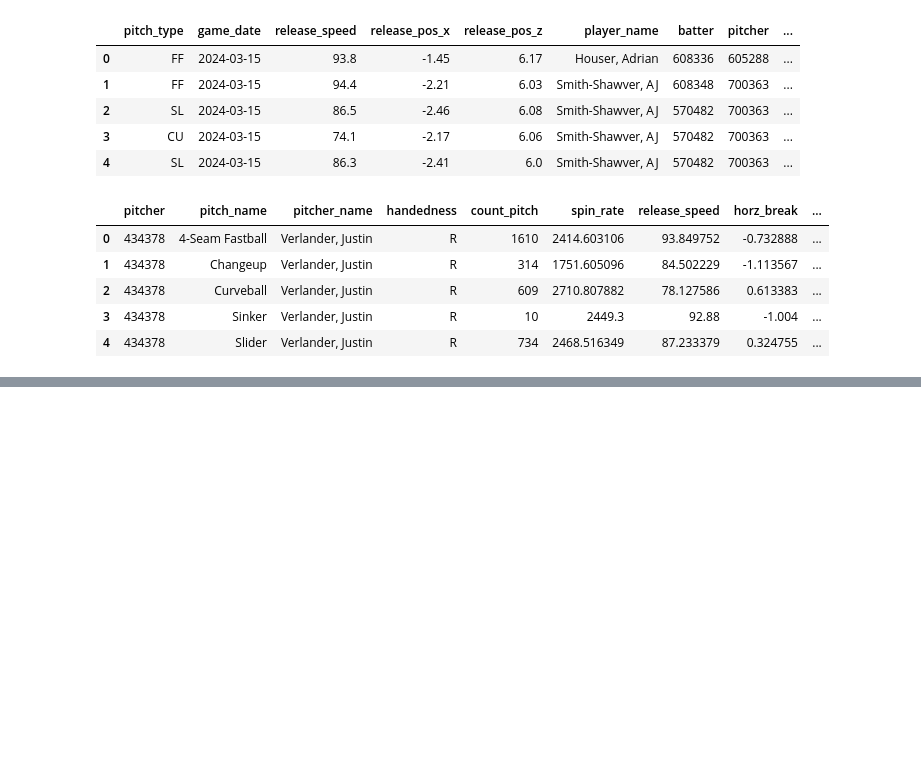
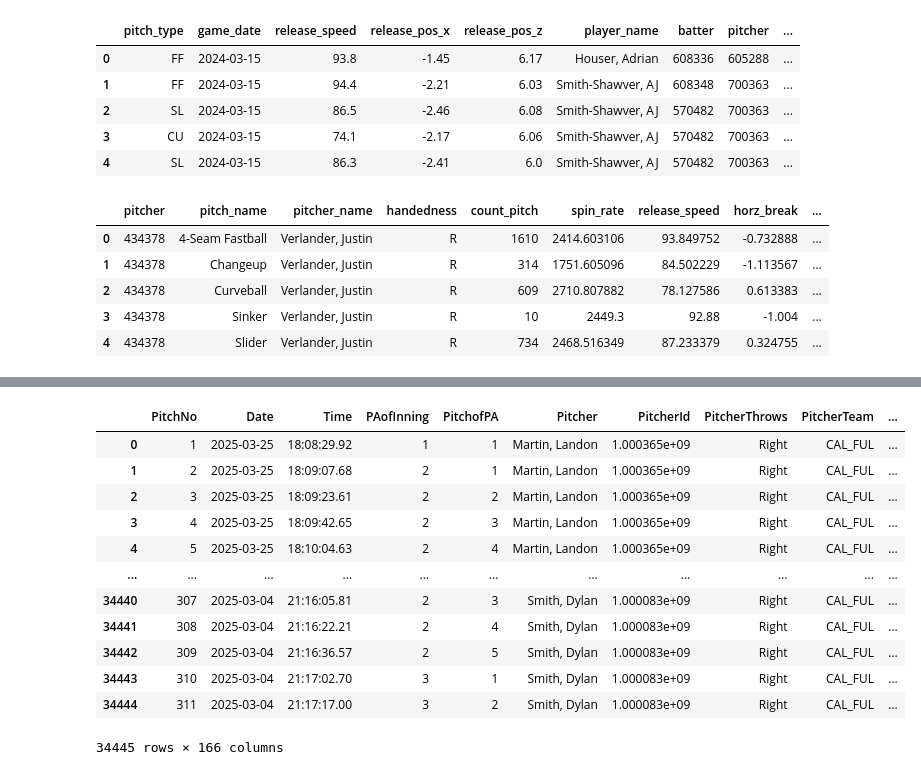
Before and after one commit to jackkalsched/UCSD_Baseball_25, a Jupyter notebook: Pitching/pitch reports/usage.ipynb, the cells around one changed output, grey strips where cells are left out. Cells and saved outputs as stored; diff of their text form; code cells hidden in the pictures; blank space fills up the shorter version.

```diff
--- a/Pitching/pitch reports/usage.ipynb
+++ b/Pitching/pitch reports/usage.ipynb
@@ -86,2 +86,34 @@ mlb_pitchers_master
 # %%
 trackman = pd.read_csv('../../Files/merged_trackman_games.csv')
+# %%
+def clean_pitch_names(row):
+
+    if row['TaggedPitchType'] == 'Splitter':
+        row['TaggedPitchType'] = 'Split-Finger'
+    if row['TaggedPitchType'] == 'FourSeamFastBall':
+        row['TaggedPitchType'] = 'Fastball'
+    if row['TaggedPitchType'] == 'ChangeUp':
+        row["TaggedPitchType"] = 'Changeup'
+    if row['TaggedPitchType'] == 'Fastball':
+        row['TaggedPitchType'] = '4-Seam Fastball'
+
+    row['HorzBreak'] = row['HorzBreak'] * (-1)
+
+    return row
+
+trackman = trackman.apply(clean_pitch_names, axis = 1)
+trackman
+# %% [output]
+|  | PitchNo | Date | Time | PAofInning | PitchofPA | Pitcher | PitcherId | PitcherThrows | PitcherTeam | ... |
+| 0 | 1 | 2025-03-25 | 18:08:29.92 | 1 | 1 | Martin, Landon | 1.000365e+09 | Right | CAL_FUL | ... |
+| 1 | 2 | 2025-03-25 | 18:09:07.68 | 2 | 1 | Martin, Landon | 1.000365e+09 | Right | CAL_FUL | ... |
+| 2 | 3 | 2025-03-25 | 18:09:23.61 | 2 | 2 | Martin, Landon | 1.000365e+09 | Right | CAL_FUL | ... |
+| 3 | 4 | 2025-03-25 | 18:09:42.65 | 2 | 3 | Martin, Landon | 1.000365e+09 | Right | CAL_FUL | ... |
+| 4 | 5 | 2025-03-25 | 18:10:04.63 | 2 | 4 | Martin, Landon | 1.000365e+09 | Right | CAL_FUL | ... |
+| ... | ... | ... | ... | ... | ... | ... | ... | ... | ... | ... |
+| 34440 | 307 | 2025-03-04 | 21:16:05.81 | 2 | 3 | Smith, Dylan | 1.000083e+09 | Right | CAL_FUL | ... |
+| 34441 | 308 | 2025-03-04 | 21:16:22.21 | 2 | 4 | Smith, Dylan | 1.000083e+09 | Right | CAL_FUL | ... |
+| 34442 | 309 | 2025-03-04 | 21:16:36.57 | 2 | 5 | Smith, Dylan | 1.000083e+09 | Right | CAL_FUL | ... |
+| 34443 | 310 | 2025-03-04 | 21:17:02.70 | 3 | 1 | Smith, Dylan | 1.000083e+09 | Right | CAL_FUL | ... |
+| 34444 | 311 | 2025-03-04 | 21:17:17.00 | 3 | 2 | Smith, Dylan | 1.000083e+09 | Right | CAL_FUL | ... |
+34445 rows × 166 columns
```
Also changed, not shown: parts of 5 cells of this notebook.
